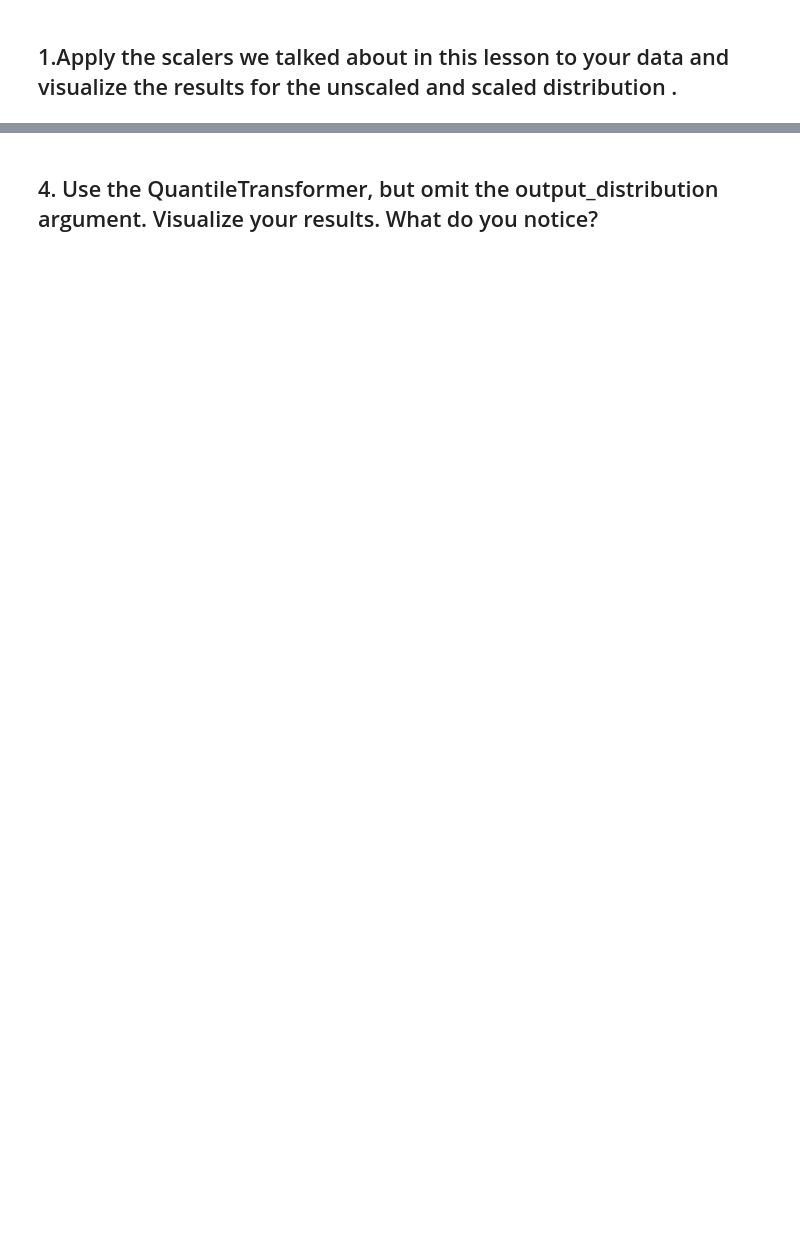
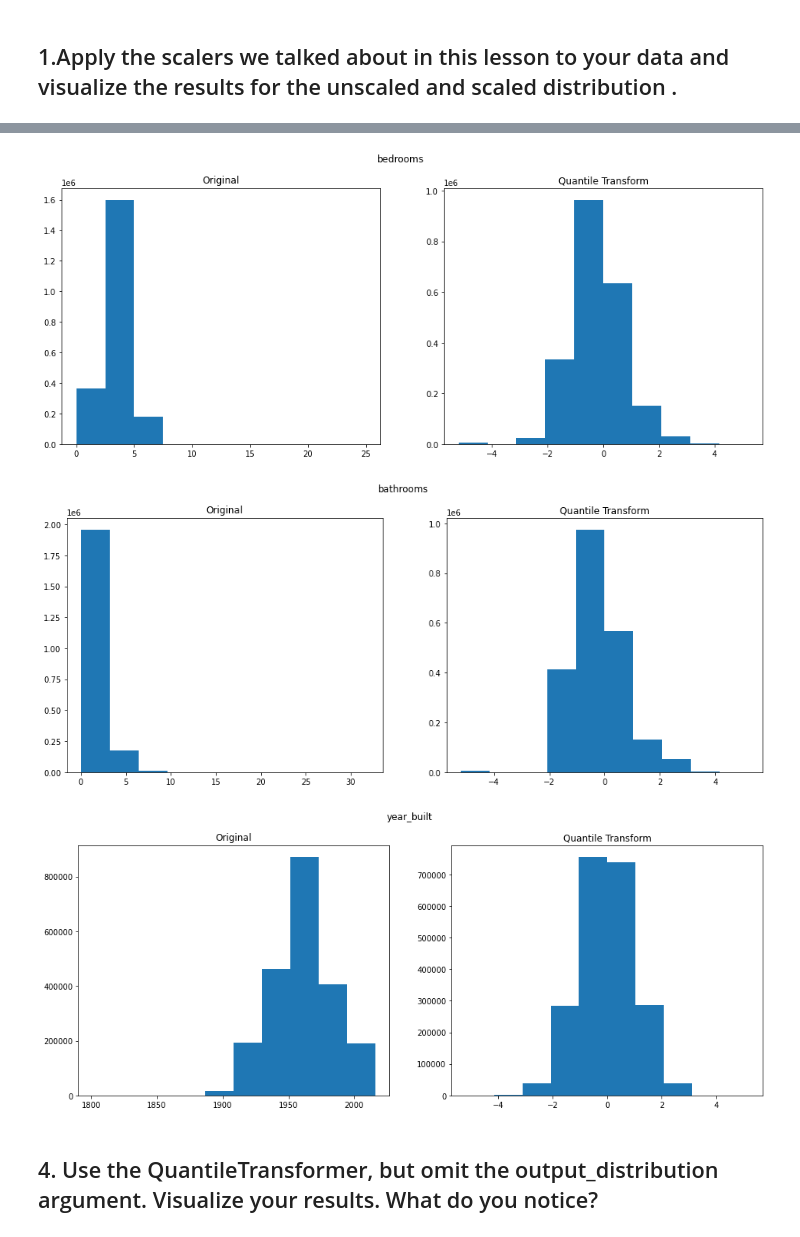
Before and after one commit to markydoug/regression-exercises, a Jupyter notebook: scaling.ipynb, the cells around one changed output, grey strips where cells are left out. Cells and saved outputs as stored; diff of their text form; code cells hidden in the pictures; blank space fills up the shorter version.

```diff
--- a/scaling.ipynb
+++ b/scaling.ipynb
@@ -32,0 +95,6 @@ zillow.head()
+# %%
+zillow_scaled2 = zillow.copy()
+# %%
+quantile = pre.QuantileTransformer(output_distribution='normal')
+# %%
+zillow_scaled2[['bedrooms_quantile','bathrooms_quantile', 'year_built_quantile']] = quantile.fit_transform(zillow[normal_cols])
@@ -33,2 +110,15 @@ zillow.head()
+# %%
+for col in normal_cols:
+    fig, (ax1, ax2) = plt.subplots(1,2, figsize=(16,6))
+    fig.suptitle(f'{col}')
+    ax1.hist(zillow_scaled2[col])
+    ax1.set_title('Original')
+    ax2.hist(zillow_scaled2[f'{col}_quantile'])
+    ax2.set_title(f'Quantile Transform')
+    plt.show()
+# %% [output]
+[figure, added]
+[figure, added]
+[figure, added]
 # %% [markdown]
 ## 4. Use the QuantileTransformer, but omit the output_distribution argument. Visualize your results. What do you notice?
```
Also changed, not shown: parts of 19 cells of this notebook.
